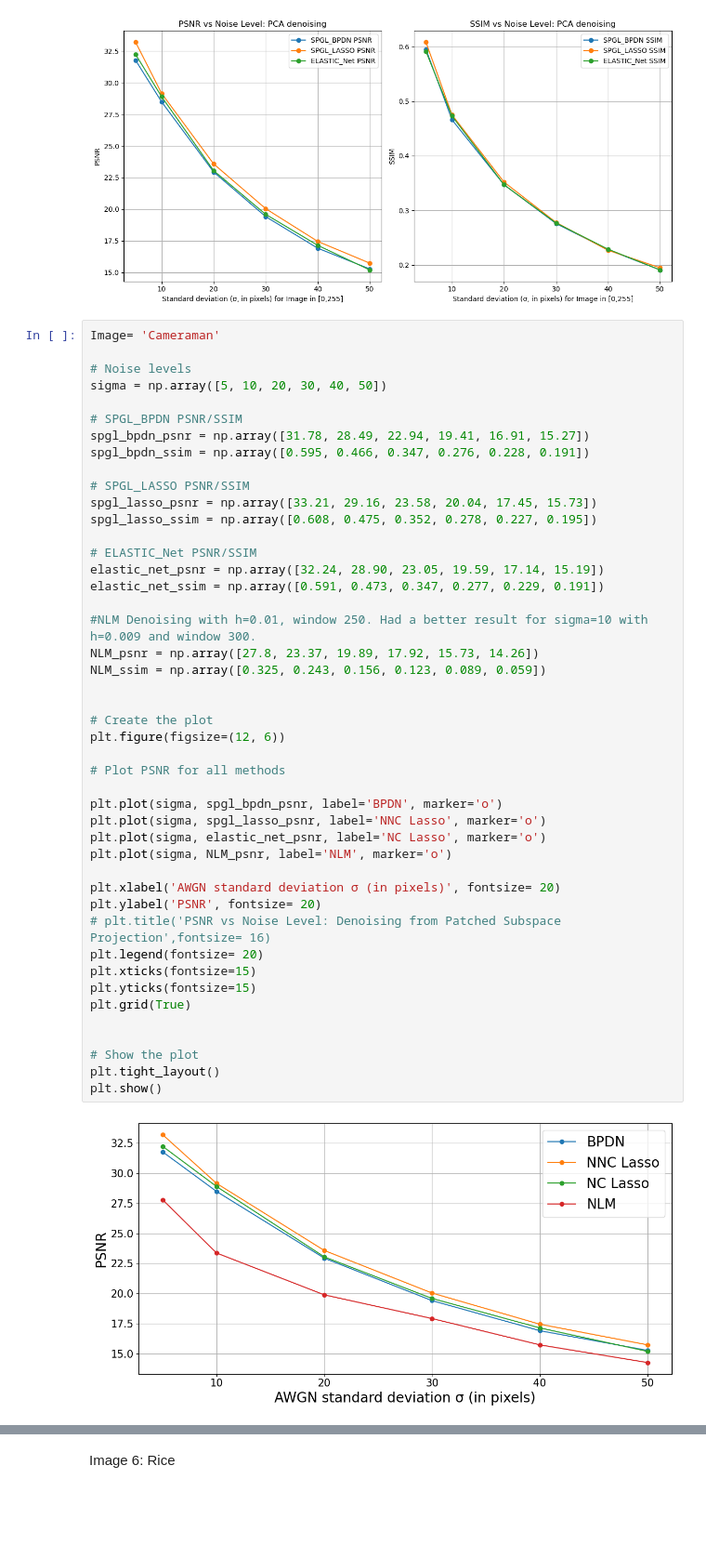
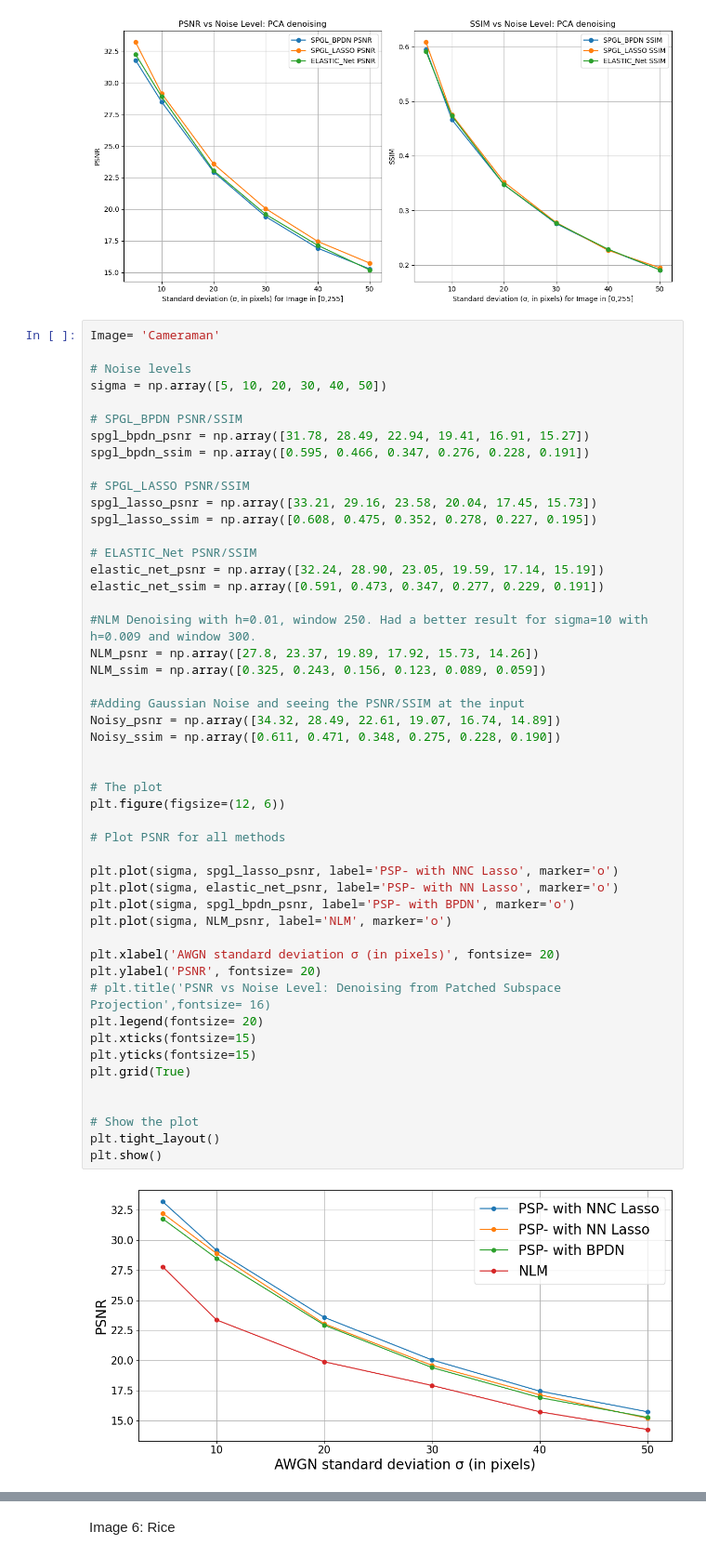
Before and after one commit to Tharindu-Nirmal/Image_Denoising, a Jupyter notebook: plots.ipynb, the cells around one changed output, grey strips where cells are left out. Shown at 93% size. Cells and saved outputs as stored; diff of their text form; blank space fills up the shorter version.

```diff
--- a/plots.ipynb
+++ b/plots.ipynb
@@ -67,35 +67,39 @@ spgl_lasso_psnr = np.array([33.21, 29.16, 23.58, 20.04, 17.45, 15.73])
 spgl_lasso_ssim = np.array([0.608, 0.475, 0.352, 0.278, 0.227, 0.195])
 
 # ELASTIC_Net PSNR/SSIM
 elastic_net_psnr = np.array([32.24, 28.90, 23.05, 19.59, 17.14, 15.19])
 elastic_net_ssim = np.array([0.591, 0.473, 0.347, 0.277, 0.229, 0.191])
 
 #NLM Denoising with h=0.01, window 250. Had a better result for sigma=10 with h=0.009 and window 300.
 NLM_psnr = np.array([27.8, 23.37, 19.89, 17.92, 15.73, 14.26])
 NLM_ssim = np.array([0.325, 0.243, 0.156, 0.123, 0.089, 0.059])
 
+#Adding Gaussian Noise and seeing the PSNR/SSIM at the input
+Noisy_psnr = np.array([34.32, 28.49, 22.61, 19.07, 16.74, 14.89])
+Noisy_ssim = np.array([0.611, 0.471, 0.348, 0.275, 0.228, 0.190])
 
-# Create the plot
+
+# The plot
 plt.figure(figsize=(12, 6))
 
 # Plot PSNR for all methods
 
-plt.plot(sigma, spgl_bpdn_psnr, label='BPDN', marker='o')
-plt.plot(sigma, spgl_lasso_psnr, label='NNC Lasso', marker='o')
-plt.plot(sigma, elastic_net_psnr, label='NC Lasso', marker='o')
+plt.plot(sigma, spgl_lasso_psnr, label='PSP- with NNC Lasso', marker='o')
+plt.plot(sigma, elastic_net_psnr, label='PSP- with NN Lasso', marker='o')
+plt.plot(sigma, spgl_bpdn_psnr, label='PSP- with BPDN', marker='o')
 plt.plot(sigma, NLM_psnr, label='NLM', marker='o')
 
 plt.xlabel('AWGN standard deviation σ (in pixels)', fontsize= 20)
 plt.ylabel('PSNR', fontsize= 20)
 # plt.title('PSNR vs Noise Level: Denoising from Patched Subspace Projection',fontsize= 16)
 plt.legend(fontsize= 20)
 plt.xticks(fontsize=15)
 plt.yticks(fontsize=15)
 plt.grid(True)
 
 
 # Show the plot
 plt.tight_layout()
 plt.show()
 # %% [output]
-[figure, old version]
+[figure, new version]
```
Also changed, not shown: parts of 11 cells of this notebook, 5 other files.
